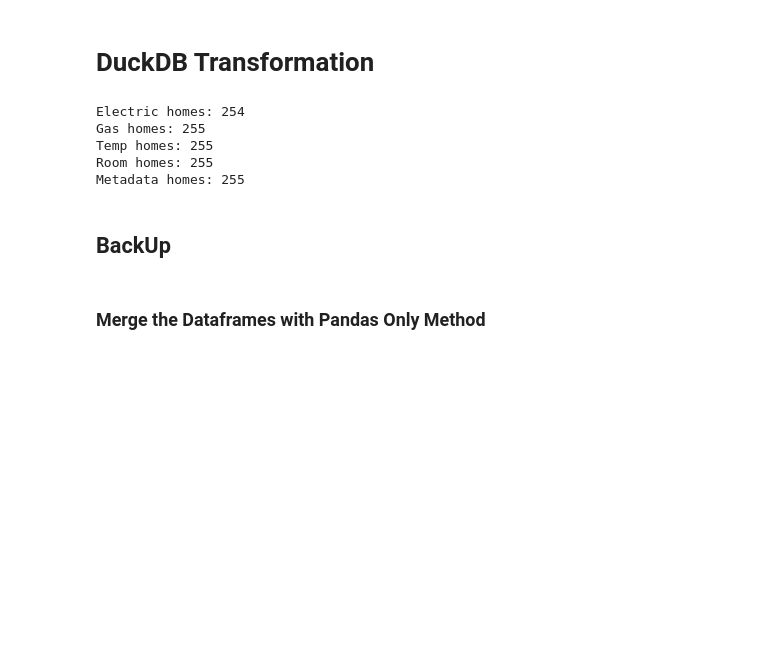
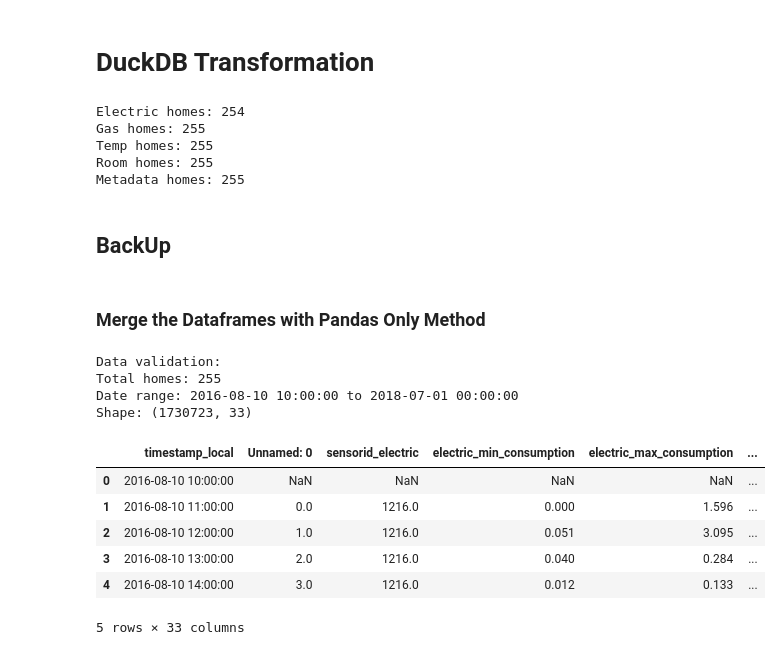
Before and after one commit to sudo-Oliver/Predictive-Analytics-Private, a Jupyter notebook: notebooks/Preprocessing_LSTM.ipynb, the cells around one changed output. Cells and saved outputs as stored; diff of their text form; code cells hidden in the pictures; blank space fills up the shorter version.

Commit message:
First successful merge

```diff
--- a/notebooks/Preprocessing_LSTM.ipynb
+++ b/notebooks/Preprocessing_LSTM.ipynb
@@ -542,10 +564,57 @@ final_df = pd.merge(
     how='inner'
 )
 
-# 6. Sort by timestamp for LSTM
+# 6. Sort before resampling
 final_df = final_df.sort_values(['homeid', 'timestamp_local'])
 
-# 7. Handle missing values which is crucial for time series
-final_df = final_df.groupby('homeid').apply(
-    lambda x: x.set_index('timestamp_local').resample('1H').interpolate()
-).reset_index()
+# 7. Handle missing values and duplicates
+def resample_and_interpolate(group):
+    """Resample group data to hourly frequency with duplicate handling"""
+    # Save homeid
+    homeid = group['homeid'].iloc[0]
+
+    # Set timestamp index and handle duplicates
+    group = group.set_index('timestamp_local')
+    group = group.loc[~group.index.duplicated(keep='first')]
+
+    # Create complete hourly range
+    full_range = pd.date_range(
+        start=group.index.min(),
+        end=group.index.max(),
+        freq='h'
+    )
+
+    # Reindex and interpolate
+    resampled = group.reindex(full_range).interpolate(method='time')
+
+    # Add back homeid
+    resampled['homeid'] = homeid
+    return resampled
+
+# Process groups and reset index properly
+final_df = (final_df.groupby('homeid')
+           .apply(resample_and_interpolate)
+           .reset_index(level=0, drop=True)  # Drop the group index
+           .reset_index()  # Convert timestamp index to column
+           .rename(columns={'index': 'timestamp_local'}))
+
+# Verify results
+print("\nData validation:")
+print(f"Total homes: {final_df['homeid'].nunique()}")
+print(f"Date range: {final_df['timestamp_local'].min()} to {final_df['timestamp_local'].max()}")
+print(f"Shape: {final_df.shape}")
+# %% [output]
+Data validation:
+Total homes: 255
+Date range: 2016-08-10 10:00:00 to 2018-07-01 00:00:00
+Shape: (1730723, 33)
+# %%
+final_df.head()
+# %% [output]
+|  | timestamp_local | Unnamed: 0 | sensorid_electric | electric_min_consumption | electric_max_consumption | ... |
+| 0 | 2016-08-10 10:00:00 | NaN | NaN | NaN | NaN | ... |
+| 1 | 2016-08-10 11:00:00 | 0.0 | 1216.0 | 0.000 | 1.596 | ... |
+| 2 | 2016-08-10 12:00:00 | 1.0 | 1216.0 | 0.051 | 3.095 | ... |
+| 3 | 2016-08-10 13:00:00 | 2.0 | 1216.0 | 0.040 | 0.284 | ... |
+| 4 | 2016-08-10 14:00:00 | 3.0 | 1216.0 | 0.012 | 0.133 | ... |
+5 rows × 33 columns
```
Also changed, not shown: parts of 3 cells of this notebook.
